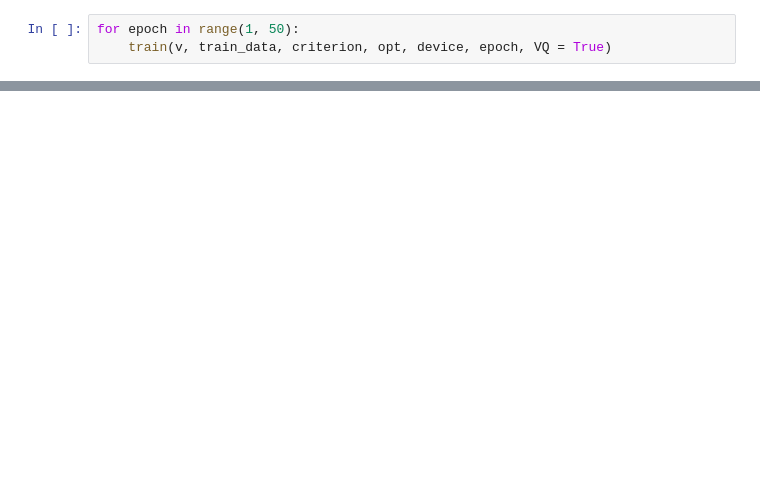
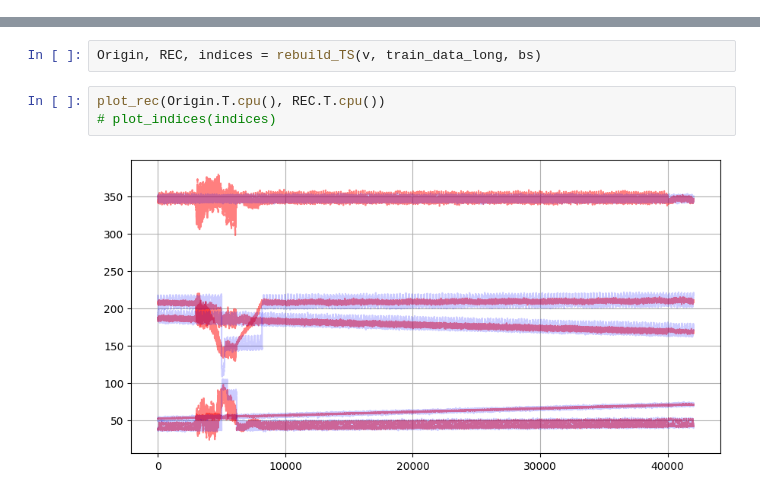
Before and after one commit to AnisKadri/VAE, a Jupyter notebook: Untitled2.ipynb, the cells around one changed output, grey strips where cells are left out. Cells and saved outputs as stored; diff of their text form; blank space fills up the shorter version.

```diff
--- a/Untitled2.ipynb
+++ b/Untitled2.ipynb
@@ -593,3 +66,0 @@ VQ_MST_VAE(
-# %%
-for epoch in range(1, 50):
-    train(v, train_data, criterion, opt, device, epoch, VQ = True)
@@ -670,0 +160,7 @@ len(train_data)
+# %%
+Origin, REC, indices = rebuild_TS(v, train_data_long, bs)
+# %%
+plot_rec(Origin.T.cpu(), REC.T.cpu())
+# plot_indices(indices)
+# %% [output]
+[figure, added]
```
Also changed, not shown: parts of 13 cells of this notebook, 6 other files.
